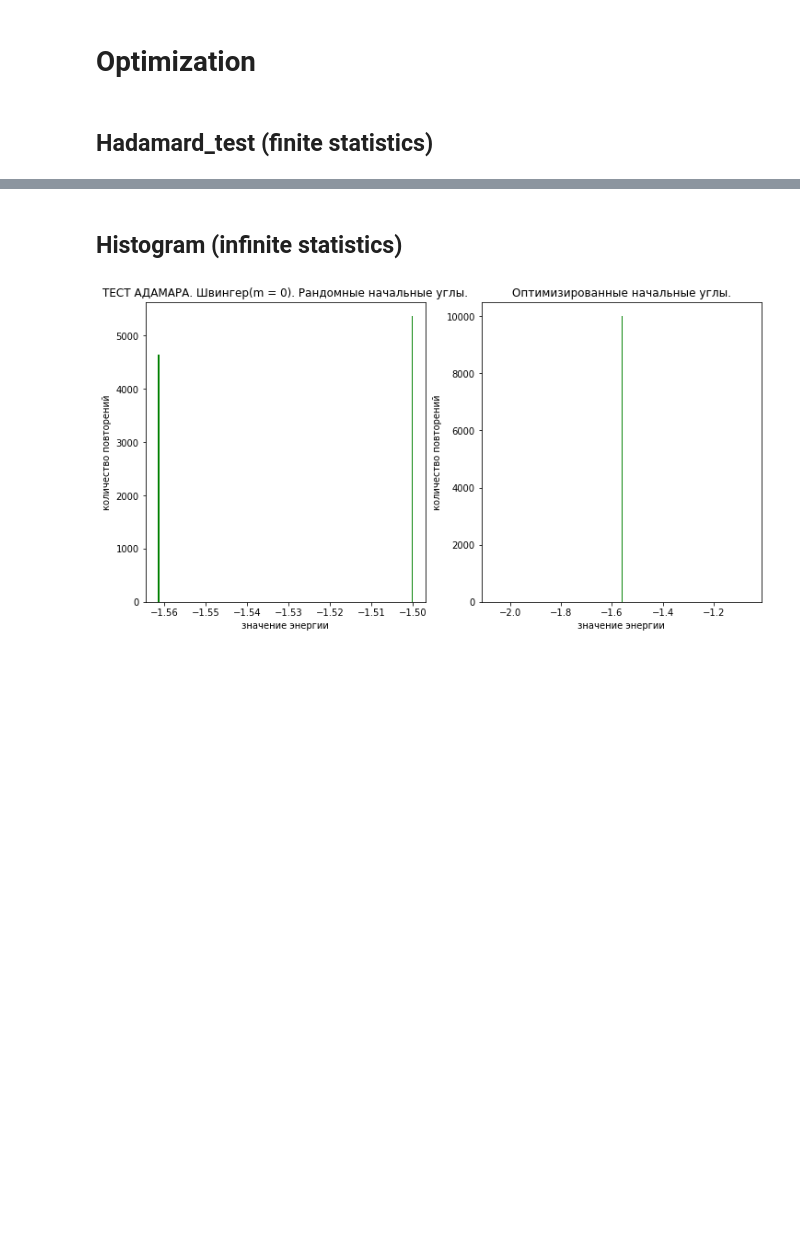
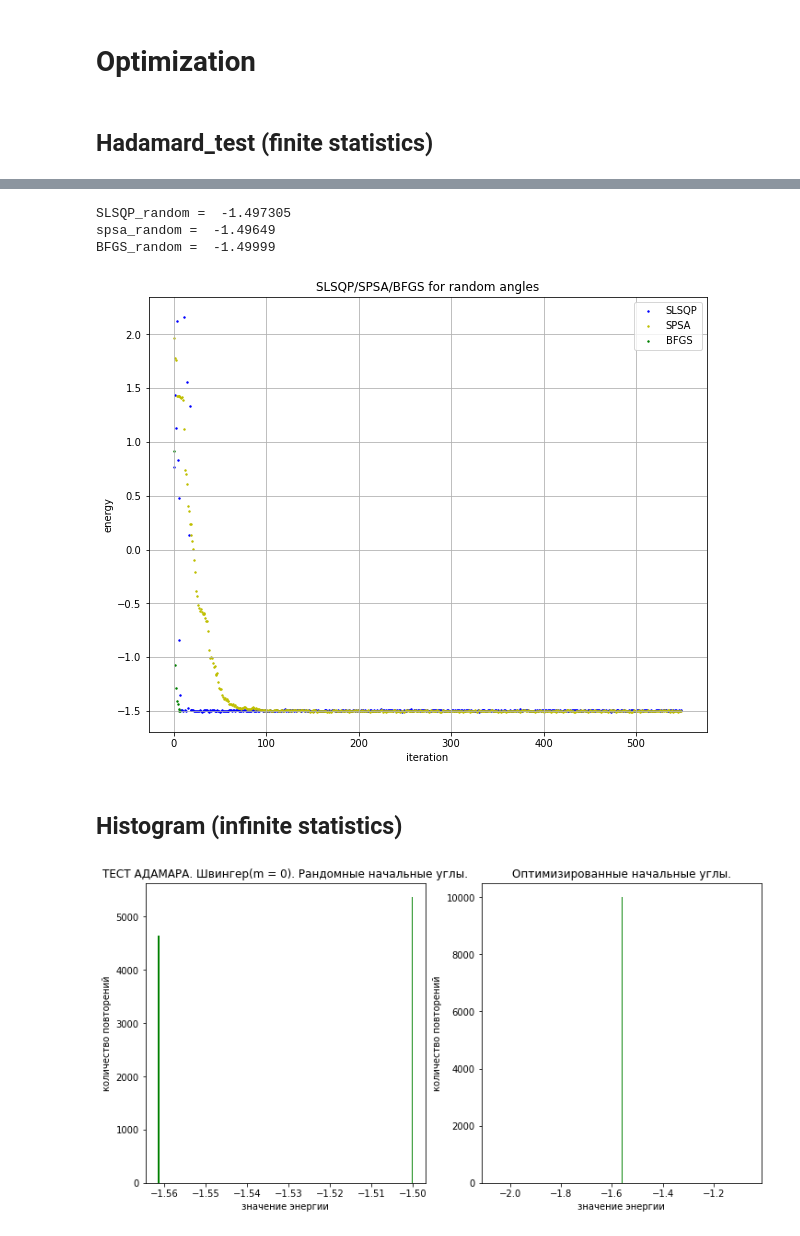
Before and after one commit to applevitya/vqe1, a Jupyter notebook: report_gradients.ipynb, the cells around one changed output, grey strips where cells are left out. Drawn from its saved outputs; the diff is of its cells as text; code cells hidden in the pictures; blank space fills up the shorter version.

```diff
--- a/report_gradients.ipynb
+++ b/report_gradients.ipynb
@@ -63,3 +64,30 @@ ne random =  -1.5066
+# %%
+points = []; x0 = np.random.uniform(0, 2 * pi, 6);
+result = minimize(target_func, x0=x0, callback=callback_func, method="SLSQP", jac=gradient_hadamard,options={'disp': False, 'maxiter': 550, 'eps': 0, 'ftol': 0})
+iteration_number = [i for i in range(0, len(points))]
+#SLSQP
+fig,ax = plt.subplots(figsize=(10, 8))
+ax.scatter(iteration_number, points, color='b',s=2, label = 'SLSQP');
+ax.grid(True); ax.set_title('SLSQP/SPSA/BFGS for random angles');ax.set_ylabel('energy'); ax.set_xlabel('iteration');
+print("SLSQP_random = " ,target_func(result.x))
+#SPSA
+points = [];
+result = minimize_spsa(target_func, callback=callback_func, x0=x0, maxiter=options.iterations,a0=0.01, af=0.01, b0=0.1, bf=0.02)
+iteration_number = [i for i in range(0, len(points))]
+ax.scatter(iteration_number, points, color='y',s = 2, label = 'SPSA');
+print("spsa_random = " ,target_func(result.x))
+#BFGS
+points = [];
+result = minimize(target_func, x0=x0, callback=callback_func, method="BFGS", jac=gradient_hadamard,options={'disp': False, 'maxiter': 550, 'eps': 0, 'gtol': 0})
+iteration_number = [i for i in range(0, len(points))]
+ax.scatter(iteration_number, points, color='g',s=2, label = 'BFGS');
+print("BFGS_random = " ,target_func(result.x))
+ax.legend(loc = 'upper right');
+# %% [output]
+SLSQP_random =  -1.497305
+spsa_random =  -1.49649
+BFGS_random =  -1.49999
+[figure, added]
 # %% [markdown]
 ## Histogram (infinite statistics)
 # %%
```
Also changed, not shown: parts of 4 cells of this notebook, 5 other files.
